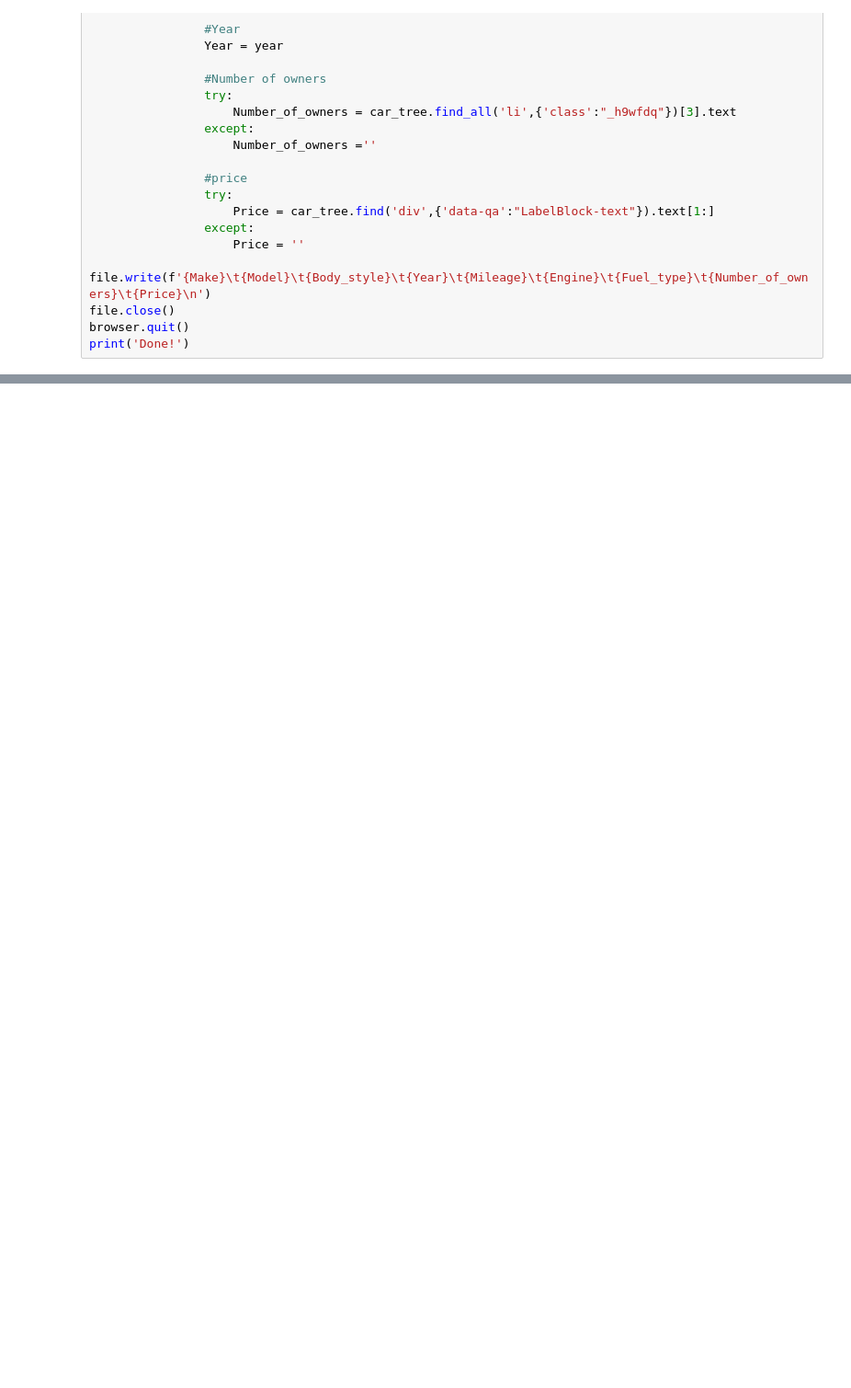
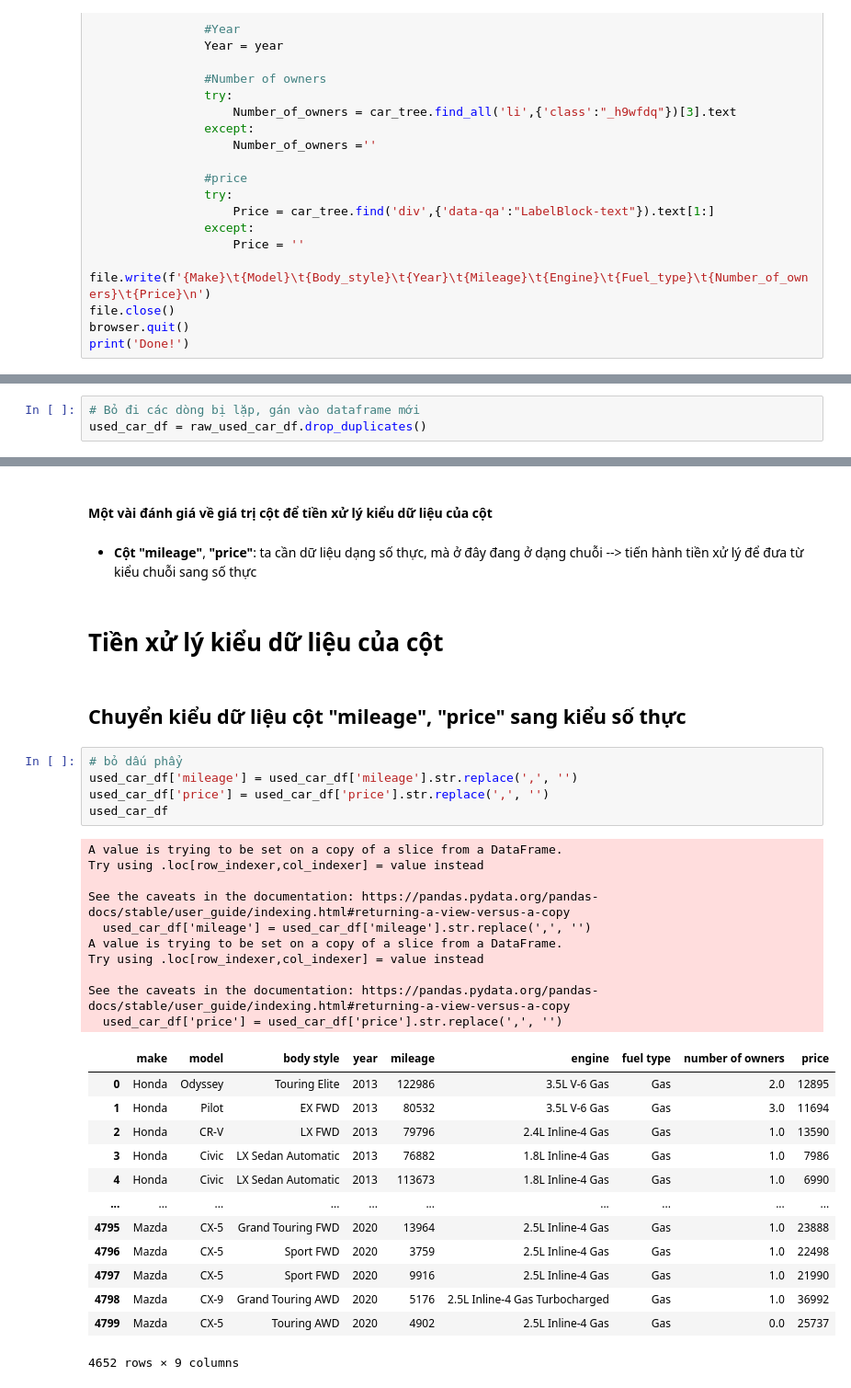
Before and after one commit to GiaBaoHoang/DataScience_FinalProject, a Jupyter notebook: ThuThapDuLieu.ipynb, the cells around one changed output, grey strips where cells are left out. Shown: that part at 92% size. Cells and saved outputs as stored; diff of their text form; blank space fills up the shorter version.

```diff
--- a/ThuThapDuLieu.ipynb
+++ b/ThuThapDuLieu.ipynb
@@ -263,0 +344,3 @@ print('Done!')
+# %%
+# Bỏ đi các dòng bị lặp, gán vào dataframe mới
+used_car_df = raw_used_car_df.drop_duplicates()
@@ -263,0 +414,37 @@ print('Done!')
+# %% [markdown]
+#### Một vài đánh giá về giá trị cột để tiền xử lý kiểu dữ liệu của cột
+# %% [markdown]
+* <b>Cột "mileage"</b>, <b>"price"</b>: ta cần dữ liệu dạng số thực, mà ở đây đang ở dạng chuỗi --> tiến hành tiền xử lý để đưa từ kiểu chuỗi sang số thực
+# %% [markdown]
+# Tiền xử lý kiểu dữ liệu của cột
+# %% [markdown]
+## Chuyển kiểu dữ liệu cột "mileage", "price" sang kiểu số thực
+# %%
+# bỏ dấu phẩy
+used_car_df['mileage'] = used_car_df['mileage'].str.replace(',', '')
+used_car_df['price'] = used_car_df['price'].str.replace(',', '')
+used_car_df
+# %% [output]
+A value is trying to be set on a copy of a slice from a DataFrame.
+Try using .loc[row_indexer,col_indexer] = value instead
+
+See the caveats in the documentation: https://pandas.pydata.org/pandas-docs/stable/user_guide/indexing.html#returning-a-view-versus-a-copy
+  used_car_df['mileage'] = used_car_df['mileage'].str.replace(',', '')
+A value is trying to be set on a copy of a slice from a DataFrame.
+Try using .loc[row_indexer,col_indexer] = value instead
+
+See the caveats in the documentation: https://pandas.pydata.org/pandas-docs/stable/user_guide/indexing.html#returning-a-view-versus-a-copy
+  used_car_df['price'] = used_car_df['price'].str.replace(',', '')
+|  | make | model | body style | year | mileage | engine | fuel type | number of owners | price |
+| 0 | Honda | Odyssey | Touring Elite | 2013 | 122986 | 3.5L V-6 Gas | Gas | 2.0 | 12895 |
+| 1 | Honda | Pilot | EX FWD | 2013 | 80532 | 3.5L V-6 Gas | Gas | 3.0 | 11694 |
+| 2 | Honda | CR-V | LX FWD | 2013 | 79796 | 2.4L Inline-4 Gas | Gas | 1.0 | 13590 |
+| 3 | Honda | Civic | LX Sedan Automatic | 2013 | 76882 | 1.8L Inline-4 Gas | Gas | 1.0 | 7986 |
+| 4 | Honda | Civic | LX Sedan Automatic | 2013 | 113673 | 1.8L Inline-4 Gas | Gas | 1.0 | 6990 |
+| ... | ... | ... | ... | ... | ... | ... | ... | ... | ... |
+| 4795 | Mazda | CX-5 | Grand Touring FWD | 2020 | 13964 | 2.5L Inline-4 Gas | Gas | 1.0 | 23888 |
+| 4796 | Mazda | CX-5 | Sport FWD | 2020 | 3759 | 2.5L Inline-4 Gas | Gas | 1.0 | 22498 |
+| 4797 | Mazda | CX-5 | Sport FWD | 2020 | 9916 | 2.5L Inline-4 Gas | Gas | 1.0 | 21990 |
+| 4798 | Mazda | CX-9 | Grand Touring AWD | 2020 | 5176 | 2.5L Inline-4 Gas Turbocharged | Gas | 1.0 | 36992 |
+| 4799 | Mazda | CX-5 | Touring AWD | 2020 | 4902 | 2.5L Inline-4 Gas | Gas | 0.0 | 25737 |
+4652 rows × 9 columns
```
Also changed, not shown: parts of 26 cells of this notebook.
